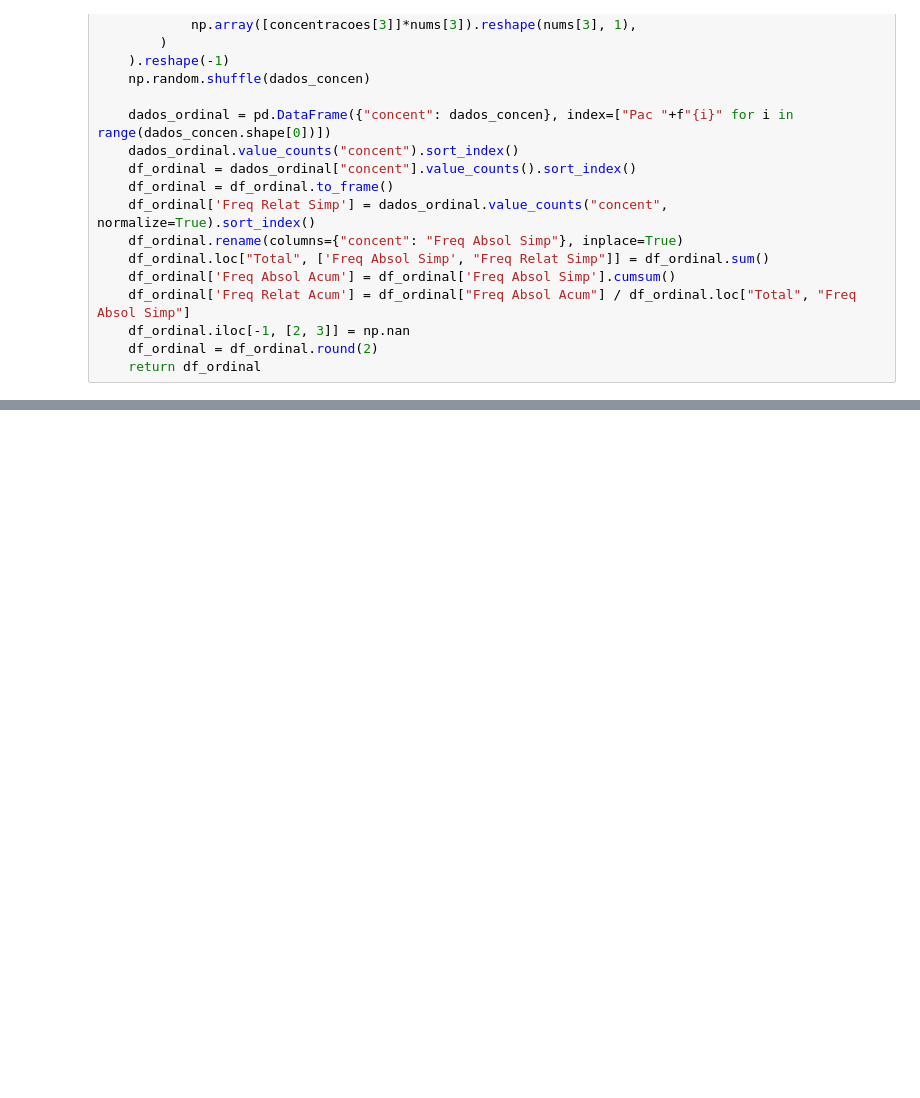
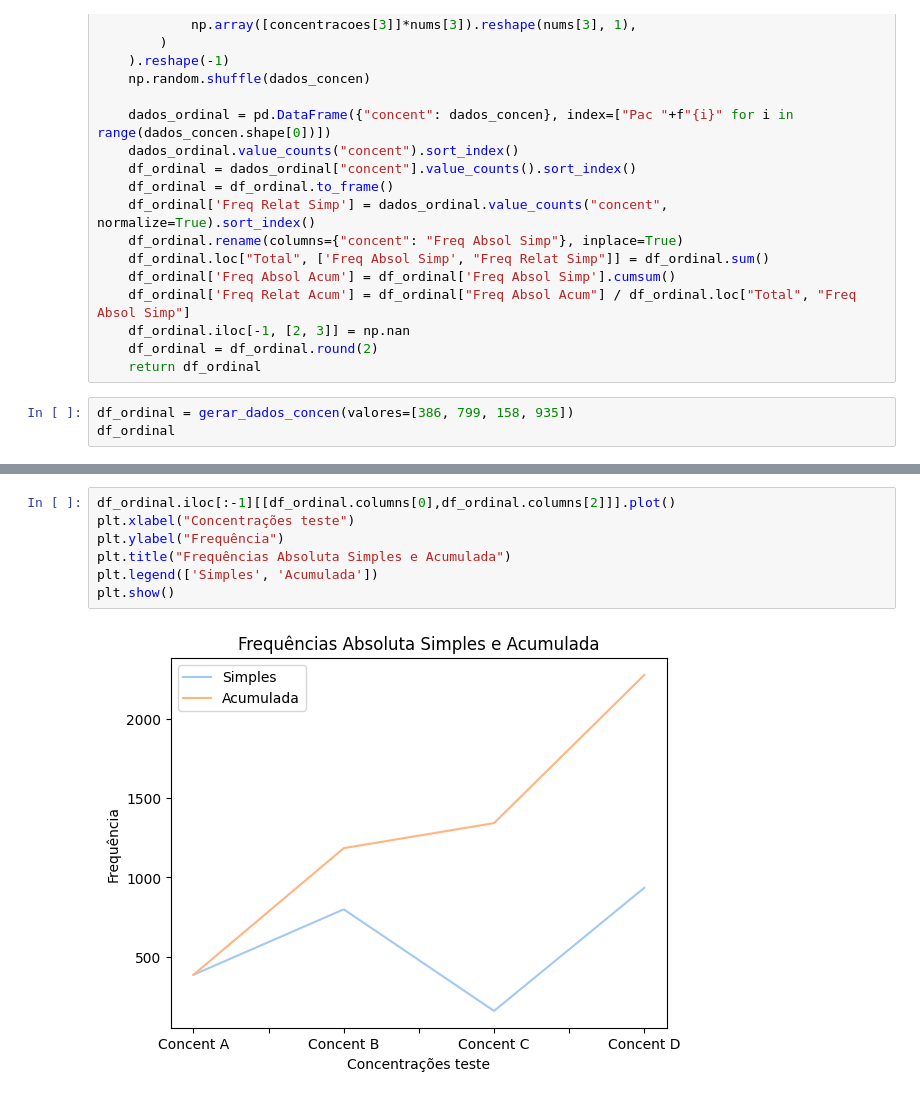
Before and after one commit to Laboratorio-de-Analise-de-Dados/disciplina_python_basico, a Jupyter notebook: dev/script/aulas/práticas/13-VariáveisQualitativas.ipynb, the cells around one changed output, grey strips where cells are left out. Cells and saved outputs as stored; diff of their text form; blank space fills up the shorter version.

```diff
--- a/dev/script/aulas/práticas/13-VariáveisQualitativas.ipynb
+++ b/dev/script/aulas/práticas/13-VariáveisQualitativas.ipynb
@@ -74,3 +131,6 @@ def gerar_dados_concen(valores: list) -> pd.DataFrame:
     df_ordinal.iloc[-1, [2, 3]] = np.nan
     df_ordinal = df_ordinal.round(2)
     return df_ordinal
+# %%
+df_ordinal = gerar_dados_concen(valores=[386, 799, 158, 935])
+df_ordinal
@@ -76,0 +144,9 @@ def gerar_dados_concen(valores: list) -> pd.DataFrame:
+# %%
+df_ordinal.iloc[:-1][[df_ordinal.columns[0],df_ordinal.columns[2]]].plot()
+plt.xlabel("Concentrações teste")
+plt.ylabel("Frequência")
+plt.title("Frequências Absoluta Simples e Acumulada")
+plt.legend(['Simples', 'Acumulada'])
+plt.show()
+# %% [output]
+[figure, added]
```
Also changed, not shown: parts of 16 cells of this notebook, 3 other files.
